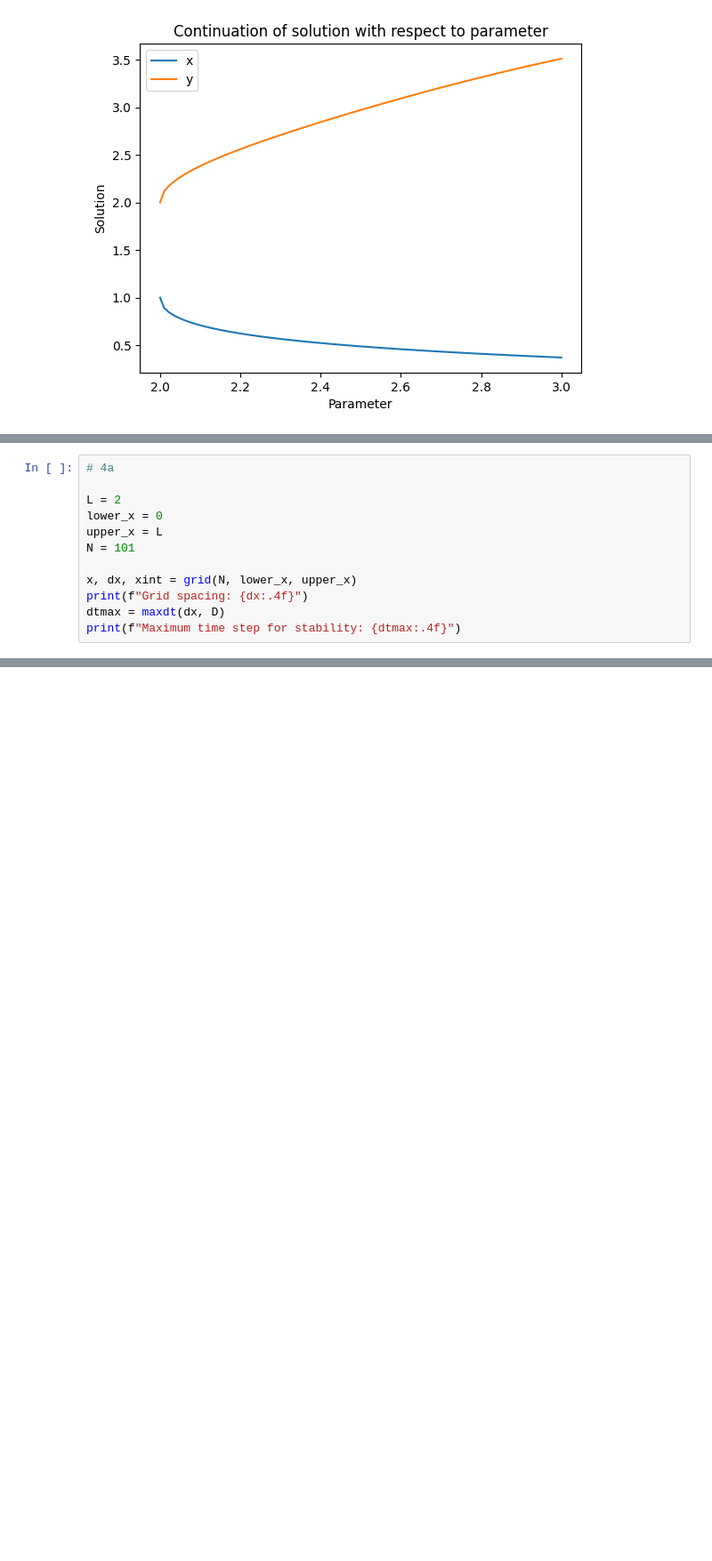
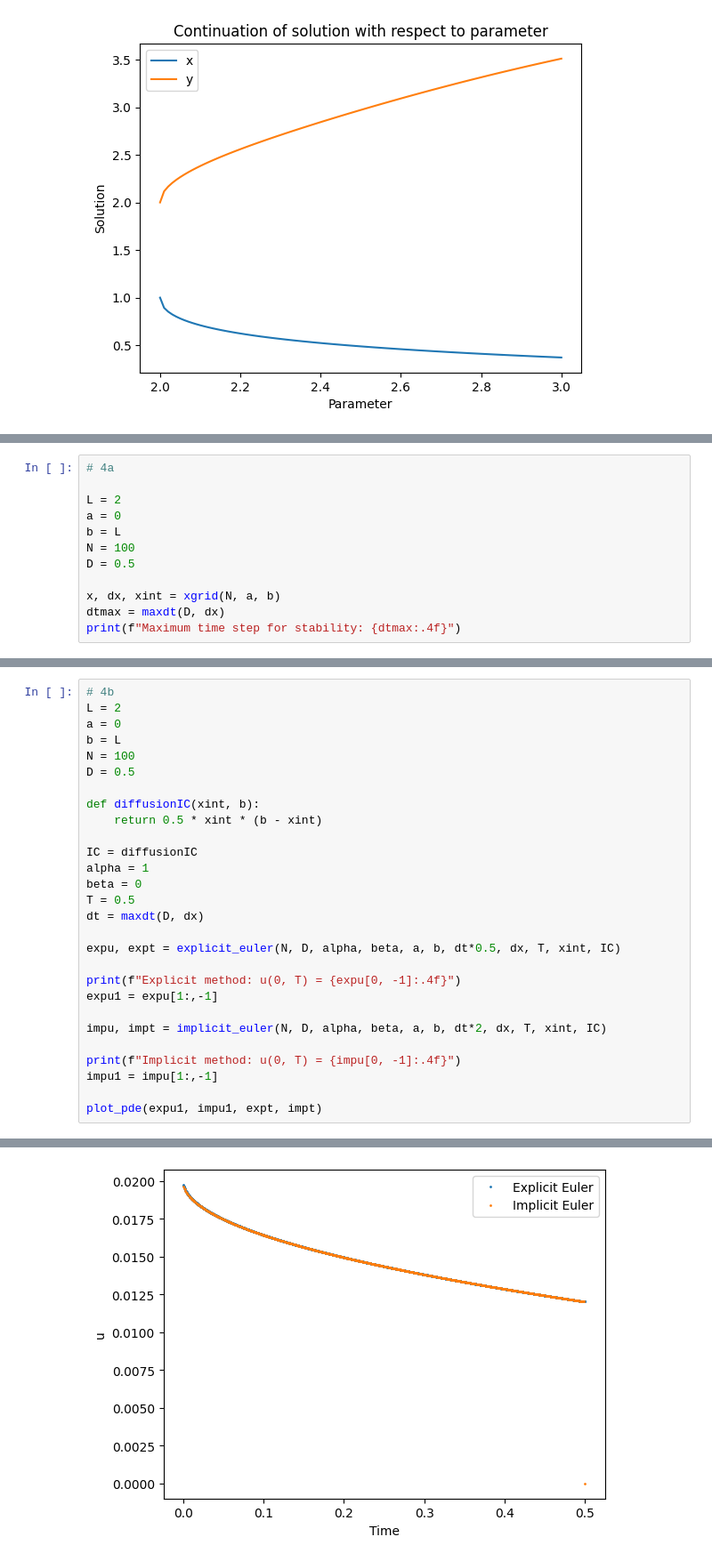
Before and after one commit to jjb023/ScientificComputing, a Jupyter notebook: Report.ipynb, the cells around one changed output, grey strips where cells are left out. Shown at 89% size. Drawn from its saved outputs; the diff is of its cells as text; blank space fills up the shorter version.

```diff
--- a/Report.ipynb
+++ b/Report.ipynb
@@ -170,12 +170,12 @@ Time to solve using sparse method: 0.0006 seconds
 # 4a
 
 L = 2
-lower_x = 0
-upper_x = L
-N = 101
+a = 0
+b = L
+N = 100
+D = 0.5
 
-x, dx, xint = grid(N, lower_x, upper_x)
-print(f"Grid spacing: {dx:.4f}")
-dtmax = maxdt(dx, D)
+x, dx, xint = xgrid(N, a, b)
+dtmax = maxdt(D, dx)
 print(f"Maximum time step for stability: {dtmax:.4f}")
 # %% [output]
@@ -183,0 +183,29 @@ Maximum time step for stability: 25.2500
+# %%
+# 4b
+L = 2
+a = 0
+b = L
+N = 100
+D = 0.5
+
+def diffusionIC(xint, b):
+    return 0.5 * xint * (b - xint)
+
+IC = diffusionIC
+alpha = 1
+beta = 0
+T = 0.5
+dt = maxdt(D, dx)
+
+expu, expt = explicit_euler(N, D, alpha, beta, a, b, dt*0.5, dx, T, xint, IC)
+
+print(f"Explicit method: u(0, T) = {expu[0, -1]:.4f}")
+expu1 = expu[1:,-1]
+
+impu, impt = implicit_euler(N, D, alpha, beta, a, b, dt*2, dx, T, xint, IC)
+
+print(f"Implicit method: u(0, T) = {impu[0, -1]:.4f}")
+impu1 = impu[1:,-1]
+
+plot_pde(expu1, impu1, expt, impt)
+# %% [output]
@@ -183,0 +214 @@ Maximum time step for stability: 25.2500
+[figure, added]
```
Also changed, not shown: parts of 6 cells of this notebook, 19 other files.
